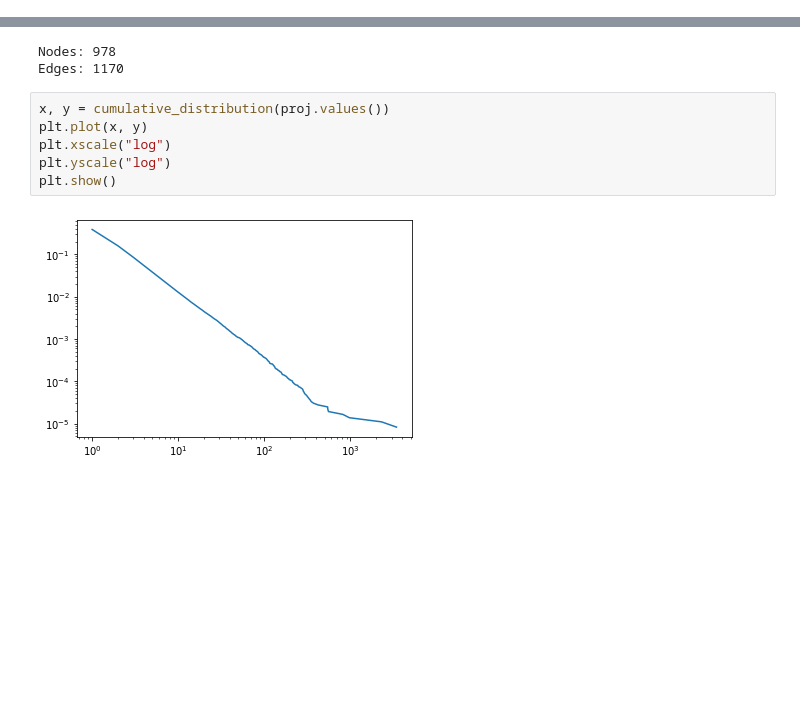
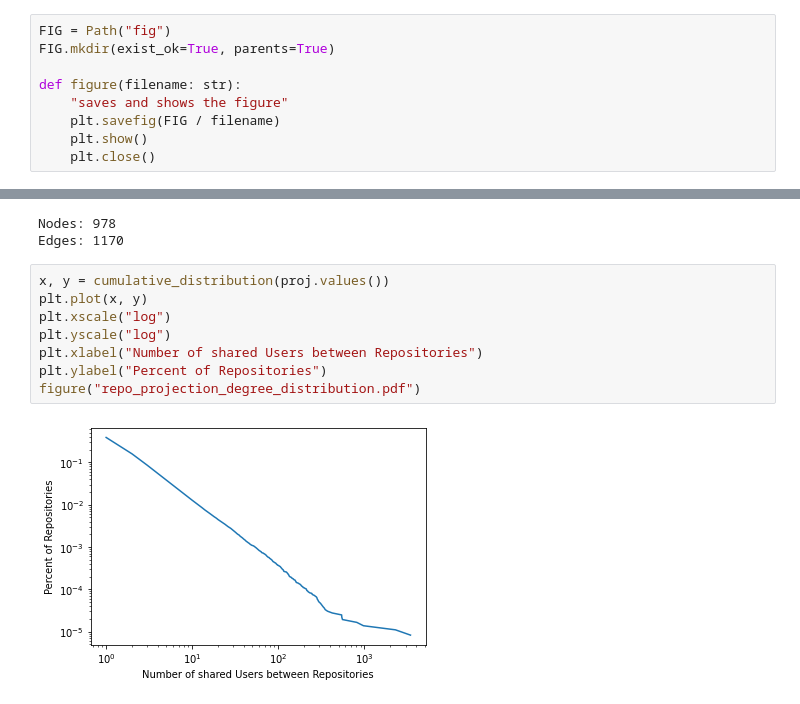
Before and after one commit to just1ngray/CSCI6878, a Jupyter notebook: analysis.ipynb, the cells around one changed output, grey strips where cells are left out. Cells and saved outputs as stored; diff of their text form; blank space fills up the shorter version.

```diff
--- a/analysis.ipynb
+++ b/analysis.ipynb
@@ -101,3 +103,12 @@ def cumulative_distribution(dist: Iterable[Union[int, float]],
         raise ValueError(f"Unrecognized method {method}")
 
     return x, y
+# %%
+FIG = Path("fig")
+FIG.mkdir(exist_ok=True, parents=True)
+
+def figure(filename: str):
+    "saves and shows the figure"
+    plt.savefig(FIG / filename)
+    plt.show()
+    plt.close()
@@ -258,8 +311,10 @@ Edges: 1170
 # %%
 x, y = cumulative_distribution(proj.values())
 plt.plot(x, y)
 plt.xscale("log")
 plt.yscale("log")
-plt.show()
+plt.xlabel("Number of shared Users between Repositories")
+plt.ylabel("Percent of Repositories")
+figure("repo_projection_degree_distribution.pdf")
 # %% [output]
-[figure, old version]
+[figure, new version]
```
Also changed, not shown: parts of 5 cells of this notebook, 2 other files.
